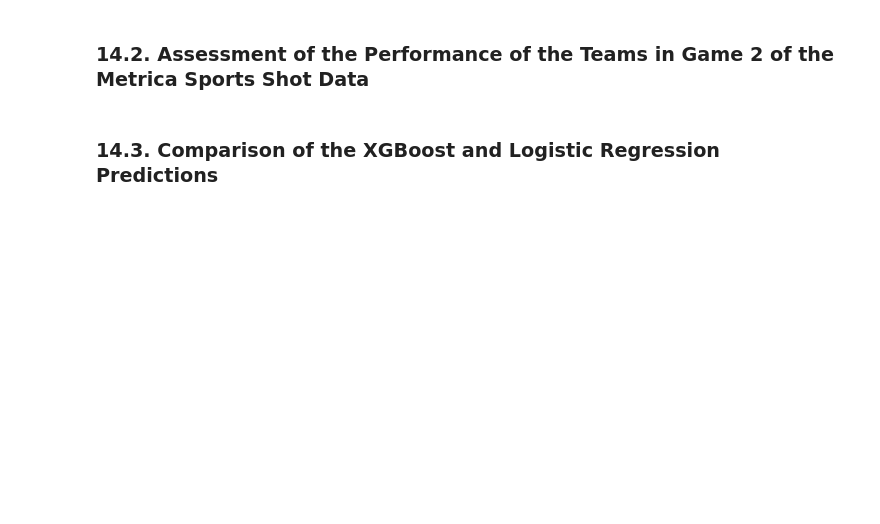
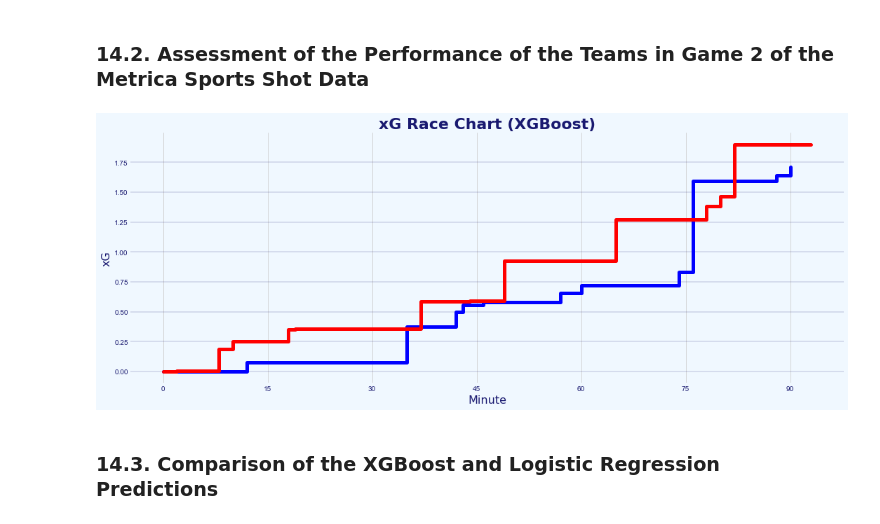
Before and after one commit to robbiejdunne/cfg_submission, a Jupyter notebook: notebooks/chance_quality_modelling/2) Gradient Boosted Chance Quality Model from Shots Data.ipynb, the cells around one changed output. Cells and saved outputs as stored; diff of their text form; code cells hidden in the pictures; blank space fills up the shorter version.

```diff
--- a/notebooks/chance_quality_modelling/2) Gradient Boosted Chance Quality Model from Shots Data.ipynb
+++ b/notebooks/chance_quality_modelling/2) Gradient Boosted Chance Quality Model from Shots Data.ipynb
@@ -1315,3 +1372,0 @@ def transformation_metrica(df):
-# %%
-# Transform Metrica Sports data
-df_metrica_trans = transformation_metrica(df_metrica)
@@ -1342,2 +1373,18 @@ print(f"AUC on test set after univariate analysis part A: {sk_metrics.roc_auc_sc
+# %%
+# Subset Metrica Sports data to be compatible with trained Chance Quality Model
+
+## Define Features
+features = ['distance_to_goalM',
+            'angle',
+            'Number_Intervening_Opponents',
+            'Number_Intervening_Teammates',
+            'isFoot',
+            'High',     # 'Interference_on_Shooter'
+            'Low',       # 'Interference_on_Shooter'
+            'header_distance_to_goalM'
+           ]
+
+## Transform Metrica Sports data
+df_metrica_trans = df_metrica_trans[features]
 # %% [markdown]
 ##### Probability Predictions
@@ -1352,0 +1391,17 @@ df_metrica_xg.head()
+# %%
+# Predict the probabilities of MetricaSports shot data
+y_pred_metrica = xgb_clf_final.predict_proba(df_metrica_trans[features])
+# %%
+# Convert the Probability Predictions array to a pandas DataFrame
+df_metrica_predictions = pd.DataFrame(y_pred_metrica, columns=['prob_no_goal', 'prob_goal'])
+
+# Join the Probability Predictions back onto the original test DataFrame
+df_metrica_predictions_final = pd.merge(df_metrica, df_metrica_predictions, left_index=True, right_index=True)
+
+# Create xG column and assign all penalties not accounted for in trained model an xG of 0.75
+df_metrica_xg = df_metrica_predictions_final
+df_metrica_xg['xG'] = df_metrica_xg['prob_goal']
+df_metrica_xg['xG'] = np.where(df_metrica_xg['isPenalty'] == 1, 0.76, df_metrica_xg['xG'])
+
+# Display DataFrame
+df_metrica_xg.head()
@@ -1413,33 +1472,35 @@ plt.ylabel('xG', fontfamily='DejaVu Sans', color='midnightblue', fontsize=16)
 ax.step(x=a_min, y=a_cumulative, color='blue', label=ateam, linewidth=5, where='post')
 ax.step(x=h_min, y=h_cumulative, color='red', label=ateam, linewidth=5, where='post')
 
 ## Set Gridlines
 ax.grid(linewidth=0.25, color='midnightblue', axis='y', zorder=1)
 spines = ['top','bottom','left','right']
 for x in spines:
     if x in spines:
         ax.spines[x].set_visible(False)
 
 ## Set title
-ax.set_title('xG Race Chart',
+ax.set_title('xG Race Chart (XGBoost)',
              loc='center',
              color='midnightblue',
              fontweight='bold',
              fontfamily='DejaVu Sans',
              fontsize=22,
             )
 
 ## Show Legend
 #plt.legend()
 
 ## Save figure
 if not os.path.exists(fig_shots_dir + '/metrica_shots_race_chart_xg_xgboost.png'):
     plt.savefig(fig_shots_dir + '/metrica_shots_race_chart_xg_xgboost.png', bbox_inches='tight', dpi=300)
 else:
     pass
 
 ## Show figure
 plt.tight_layout()
 plt.show()
+# %% [output]
+[figure, added]
 # %% [markdown]
 ### <a id='#section14.3'>14.3. Comparison of the XGBoost and Logistic Regression Predictions
```
Also changed, not shown: parts of 51 cells of this notebook.
